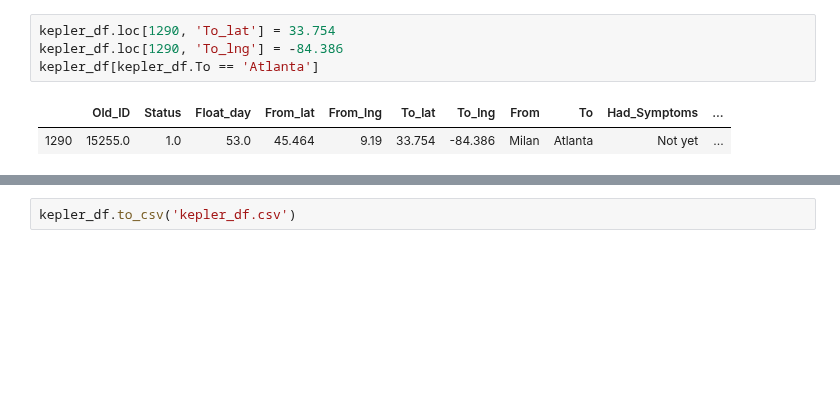
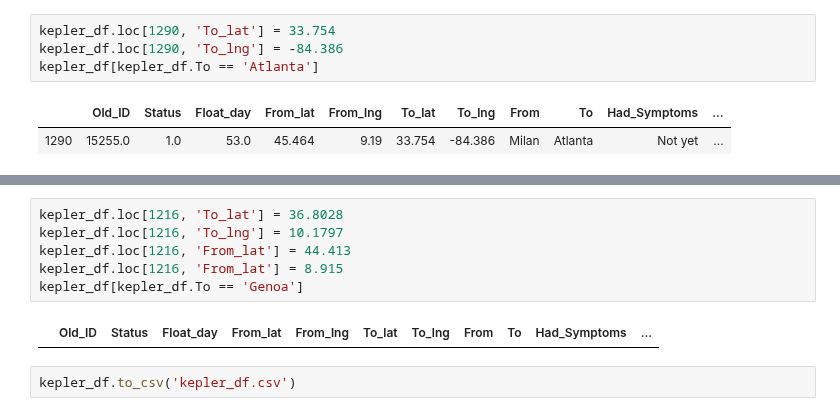
Before and after one commit to ebhtra/springboard, a Jupyter notebook: capstone_2/Map_Sick_Travelers.ipynb, the cells around one changed output, grey strips where cells are left out. Cells and saved outputs as stored; diff of their text form; blank space fills up the shorter version.

```diff
--- a/capstone_2/Map_Sick_Travelers.ipynb
+++ b/capstone_2/Map_Sick_Travelers.ipynb
@@ -426,3 +433,11 @@ kepler_df[kepler_df.To == 'Atlanta']
+# %%
+kepler_df.loc[1216, 'To_lat'] = 36.8028
+kepler_df.loc[1216, 'To_lng'] = 10.1797
+kepler_df.loc[1216, 'From_lat'] = 44.413
+kepler_df.loc[1216, 'From_lat'] = 8.915
+kepler_df[kepler_df.To == 'Genoa']
+# %% [output]
+|  | Old_ID | Status | Float_day | From_lat | From_lng | To_lat | To_lng | From | To | Had_Symptoms | ... |
 # %%
 kepler_df.to_csv('kepler_df.csv')
 # %% [markdown]
```
Also changed, not shown: parts of 2 cells of this notebook, 3 other files.
